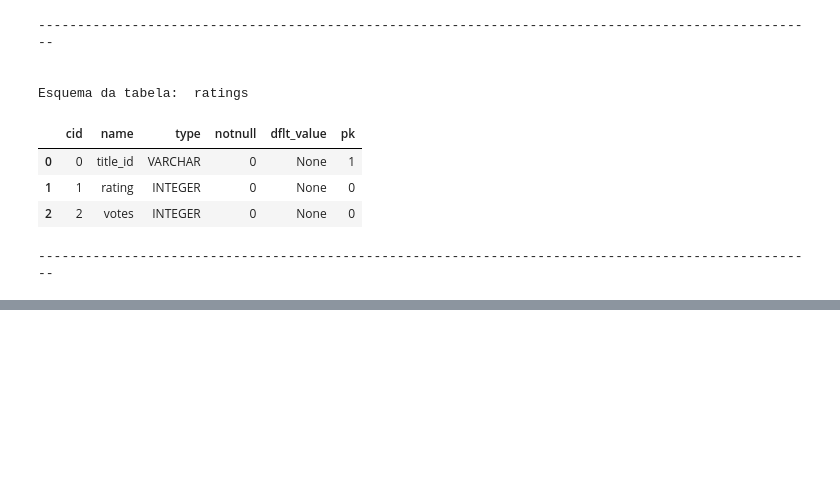
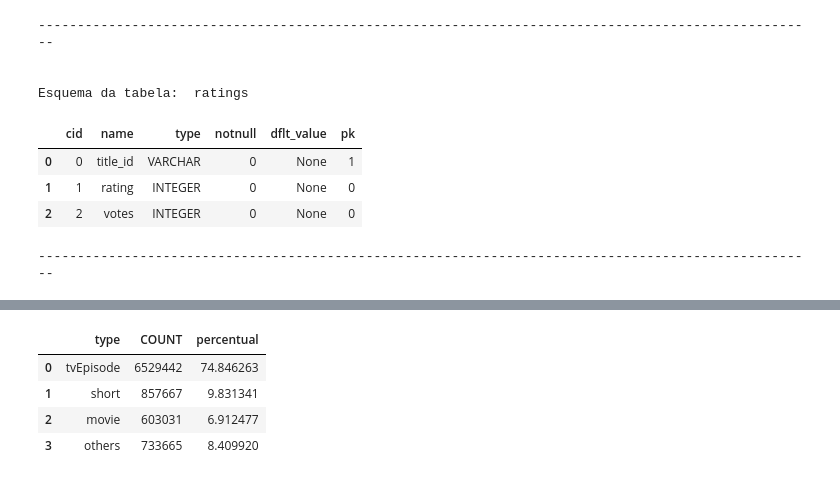
Before and after one commit to BrunoOMelo/Project01-PythonAnalytics, a Jupyter notebook: project_analytics.ipynb, the cells around one changed output, grey strips where cells are left out. Cells and saved outputs as stored; diff of their text form; code cells hidden in the pictures; blank space fills up the shorter version.

```diff
--- a/project_analytics.ipynb
+++ b/project_analytics.ipynb
@@ -170,0 +218,14 @@ Esquema da tabela:  ratings
+# %%
+#Consolidando um pouco mais, seria possivel condençar a tabela em apenas 4 categorias, as 3 maiores e as demais em "outros"
+#Para isso, um dicionário poderia armazenar a nova categoria, inicialmente, devido ao seu carater de chave-valor
+
+others = {}
+
+#filtra o percentual que esta abaixo de 5% e soma o total destes
+others['COUNT'] = resultado1[resultado1['percentual']<5]['COUNT'].sum()
+
+#gravando o percentual
+others['percentual'] = resultado1[resultado1['percentual']<5]['percentual'].sum()
+
+#ajusta o nome na tabela
+others['type']= 'others'
@@ -170,0 +243,9 @@ Esquema da tabela:  ratings
+# %%
+#testando
+display(resultado1)
+# %% [output]
+|  | type | COUNT | percentual |
+| 0 | tvEpisode | 6529442 | 74.846263 |
+| 1 | short | 857667 | 9.831341 |
+| 2 | movie | 603031 | 6.912477 |
+| 3 | others | 733665 | 8.409920 |
```
Also changed, not shown: parts of 14 cells of this notebook.
